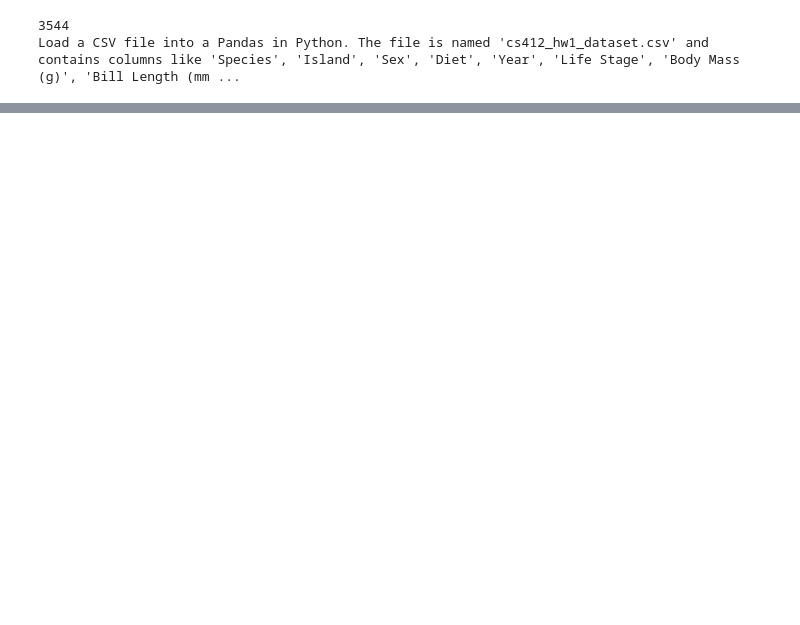
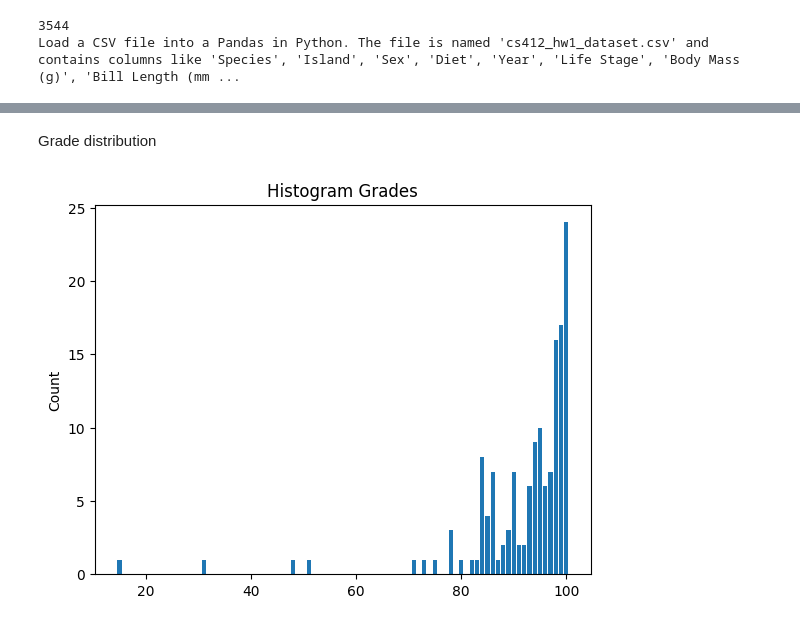
Before and after one commit to efecankaya/cs412-course-project, a Jupyter notebook: hw_score_predict.ipynb, the cells around one changed output, grey strips where cells are left out. Cells and saved outputs as stored; diff of their text form; code cells hidden in the pictures; blank space fills up the shorter version.

```diff
--- a/hw_score_predict.ipynb
+++ b/hw_score_predict.ipynb
@@ -100,0 +295,5 @@ Load a CSV file into a Pandas in Python. The file is named 'cs412_hw1_dataset.cs
+# %%
+grades = pd.read_csv("data/scores.csv", sep=",")
+grades["id"] = grades["code"].apply(lambda x: x.strip())
+grades = grades[["id", "grade"]]
+grades.head()
@@ -100,0 +307,9 @@ Load a CSV file into a Pandas in Python. The file is named 'cs412_hw1_dataset.cs
+# %% [markdown]
+Grade distribution
+# %%
+plt.title('Histogram Grades')
+plt.hist(grades["grade"], rwidth=.8, bins=np.arange(min(grades["grade"]), max(grades["grade"])+2) - 0.5)
+plt.ylabel('Count')
+plt.show()
+# %% [output]
+[figure, added]
```
Also changed, not shown: parts of 31 cells of this notebook.
